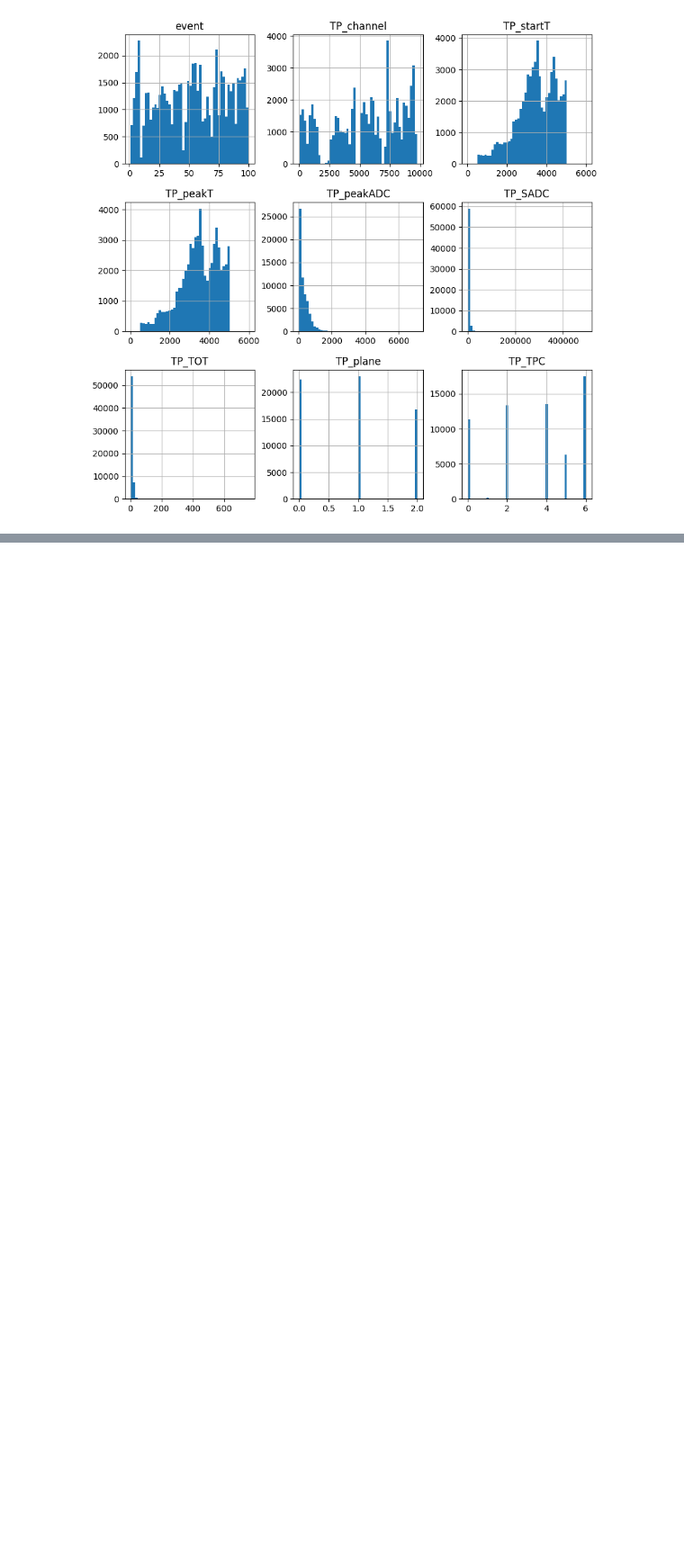
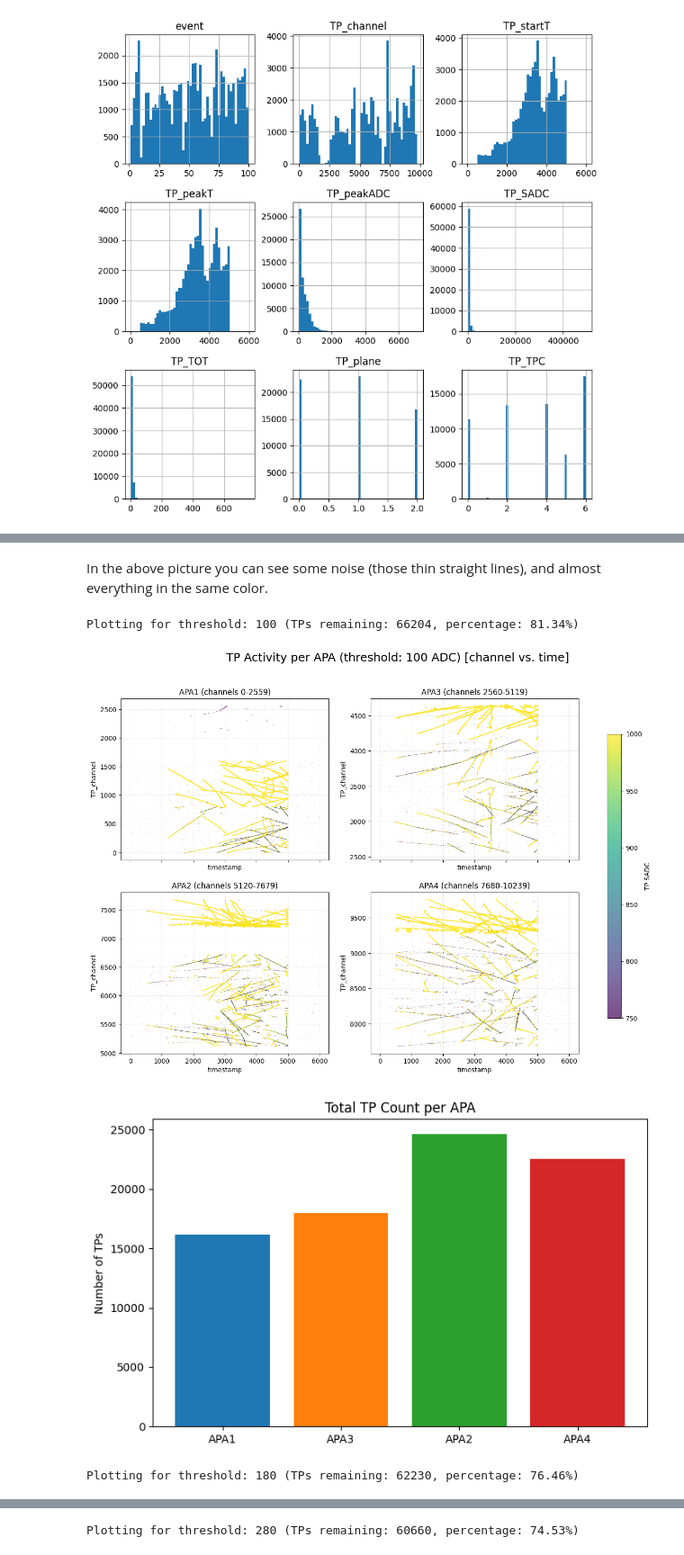
Before and after one commit to JuliaFavaro/SS25_TP_ProtoDUNE, a Jupyter notebook: src/MC_data.ipynb, the cells around one changed output, grey strips where cells are left out. Shown at 90% size. Cells and saved outputs as stored; diff of their text form; code cells hidden in the pictures; blank space fills up the shorter version.

Commit message:
Properties depending on energy

```diff
--- a/src/MC_data.ipynb
+++ b/src/MC_data.ipynb
@@ -270,0 +195,62 @@ plot_plane_traces(tps)
+# %% [markdown]
+In the above picture you can see some noise (those thin straight lines), and almost everything in the same color.
+# %%
+def plot_plane_traces_thresholds(tps, thresholds, vmin, vmax):
+    """
+    Visualizes TP activity for each APA at different SADC thresholds.
+    Uses a perceptually uniform colormap for better low-energy contrast.
+    Produces one set of plots per threshold.
+    """
+    apa_ranges = {
+        "APA1": (0, 2560),
+        "APA3": (2560, 5120),
+        "APA2": (5120, 7680),
+        "APA4": (7680, 10240),
+    }
+
+    for thresh in thresholds:
+        filtered = tps[tps.TP_SADC > thresh]
+        print(f"Plotting for threshold: {thresh} (TPs remaining: {len(filtered)}, percentage: {len(filtered)/len(tps)*100:.2f}%)")
+
+        # --- Scatter plot: channel vs. TP_peakT for each APA ---
+        fig, axs = plt.subplots(2, 2, figsize=(16, 10), sharex=True)
+        for (i, (apa, (start, stop))) in enumerate(apa_ranges.items()):
+            ax = axs[i//2][i%2]
+            df_apa = filtered[(filtered.TP_channel >= start) & (filtered.TP_channel < stop)]
+            sc = ax.scatter(
+                df_apa.TP_peakT, df_apa.TP_channel,
+                s=df_apa.TP_TOT/10,
+                c=df_apa.TP_SADC,
+                cmap="viridis",
+                alpha=0.7,
+                edgecolor="none",
+                vmin=vmin,
+                vmax=vmax
+            )
+            ax.set_title(f"{apa} (channels {start}-{stop-1})")
+            ax.set_xlabel("timestamp")
+            ax.set_ylabel("TP_channel")
+            ax.grid(True, linestyle="dotted", alpha=0.5)
+        plt.suptitle(f"TP Activity per APA (threshold: {thresh} ADC) [channel vs. time]", fontsize=18)
+        cbar = fig.colorbar(sc, ax=axs, orientation="vertical", shrink=0.8, label="TP SADC")
+        plt.show()
+
+        # --- Bar plot: TP count per APA ---
+        apa_colors = ["#1f77b4", "#ff7f0e", "#2ca02c", "#d62728"]
+        apa_counts = [
+            len(tps[(tps.TP_channel >= start) & (tps.TP_channel < stop)])
+            for (start, stop) in apa_ranges.values()
+        ]
+        plt.figure(figsize=(8, 5))
+        plt.bar(apa_ranges.keys(), apa_counts, color=apa_colors)
+        plt.ylabel("Number of TPs")
+        plt.title("Total TP Count per APA")
+        plt.show()
+
+# Usage:
+plot_plane_traces_thresholds(tps, thresholds=[100, 180, 280],vmin=750, vmax=1000)
+# %% [output]
+Plotting for threshold: 100 (TPs remaining: 66204, percentage: 81.34%)
+[figure, added]
+[figure, added]
+Plotting for threshold: 180 (TPs remaining: 62230, percentage: 76.46%)
@@ -270,0 +259 @@ plot_plane_traces(tps)
+Plotting for threshold: 280 (TPs remaining: 60660, percentage: 74.53%)
```
Also changed, not shown: parts of 23 cells of this notebook.
